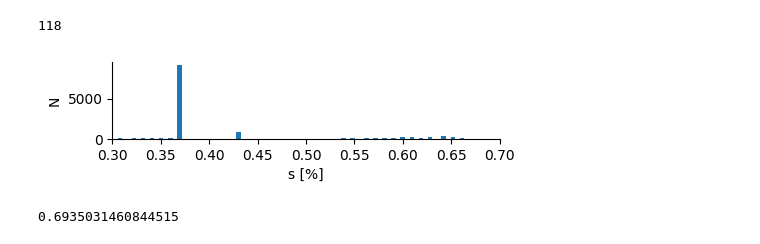
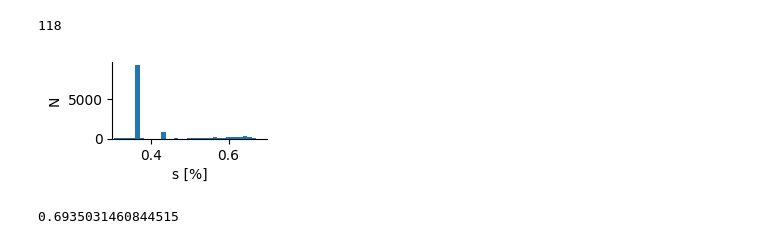
Before and after one commit to csoloff/ACTIVATE_CCN_closure, a Jupyter notebook: scripts/04_plots.ipynb, the cells around one changed output. Cells and saved outputs as stored; diff of their text form; code cells hidden in the pictures.

```diff
--- a/scripts/04_plots.ipynb
+++ b/scripts/04_plots.ipynb
@@ -12,6 +12,9 @@ import cartopy.feature as cfeature
 import matplotlib.colors as mcolors
 import matplotlib.ticker as mticker
 import math
+# %%
+import matplotlib as mpl
+mpl.rcParams['mathtext.fontset'] = 'stix'
 # %%
 d = pd.read_csv('../tables/merged_final_non_org.csv', parse_dates=['Time_Mid'])
 #data = d.dropna(subset=['Longitude', 'Latitude', 'k_obs'])
@@ -173,16 +176,16 @@ len(d['CCN_SS'].unique())
 # %% [output]
 118
 # %%
-fig, ax = plt.subplots(figsize=(5,1))
-d.dropna(subset=['CCN_n_pred','N_CCN_stdPT'])['CCN_SS'].plot.hist(bins=118)
+fig, ax = plt.subplots(figsize=(2,1))
+d.dropna(subset=['CCN_n_pred','N_CCN_stdPT'])['CCN_SS'].plot.hist(bins=50)
 plt.ylabel('N')
 plt.xlabel('s [%]')
 ax.set_xlim([.3,.7])
 ax.spines['top'].set_visible(False)
 ax.spines['right'].set_visible(False)
 fig.savefig('../figures/ss_hist.png', dpi=1000, bbox_inches='tight')
 # %% [output]
-[figure, old version]
+[figure, new version]
 # %%
 d_calc = d.dropna(subset=['CCN_n_pred','N_CCN_stdPT'])
 len(d_calc[d_calc['CCN_SS']==0.37]) / (len(d_calc[d_calc['CCN_SS']==0.37]) + len(d_calc[d_calc['CCN_SS']!=0.37]))
```
Also changed, not shown: parts of 9 cells of this notebook, 1 other file.
